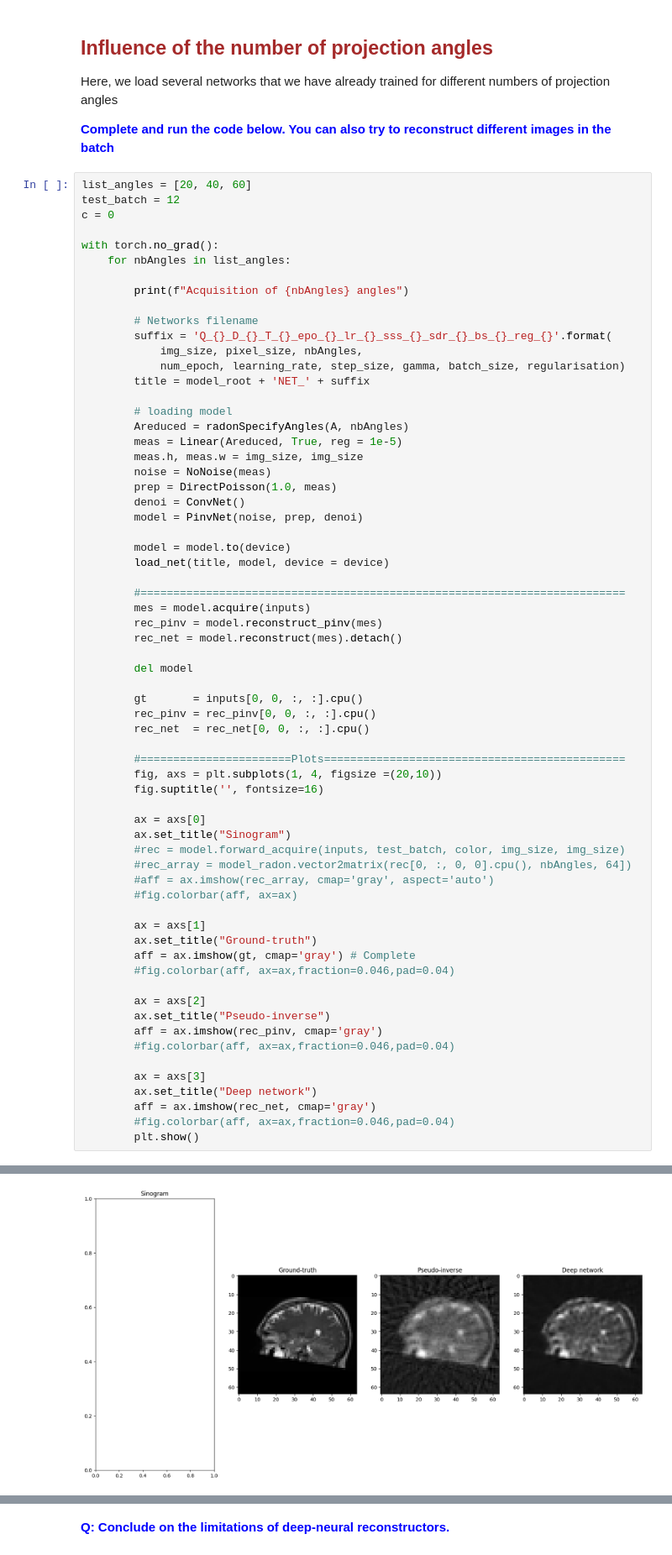
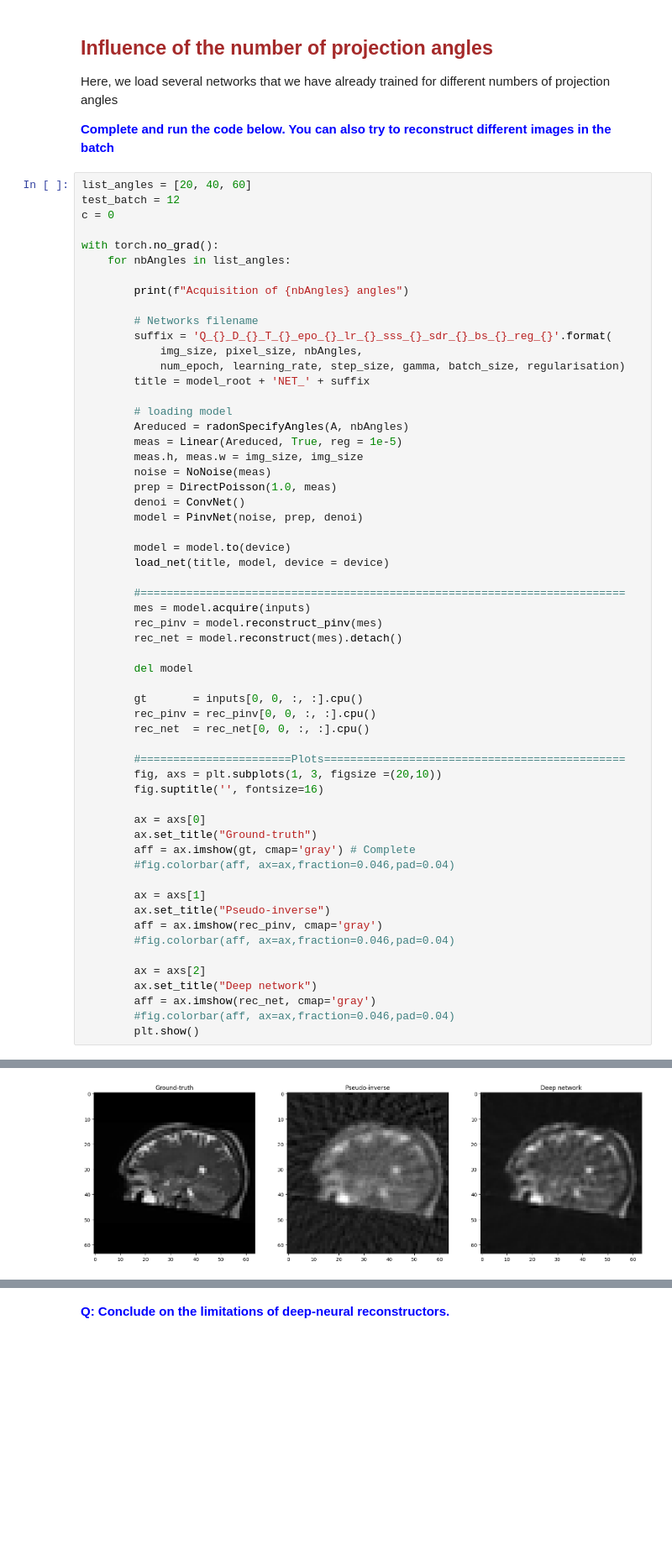
Before and after one commit to openspyrit/spyrit-examples, a Jupyter notebook: 2023_DLMIS/main_with_answers.ipynb, the cells around one changed output, grey strips where cells are left out. Shown at 84% size. Saved outputs shown, nothing was run; the diff lists cells and outputs as text; blank space fills up the shorter version.

```diff
--- a/2023_DLMIS/main_with_answers.ipynb
+++ b/2023_DLMIS/main_with_answers.ipynb
@@ -773,43 +802,36 @@ with torch.no_grad():
         #==========================================================================
         mes = model.acquire(inputs)
         rec_pinv = model.reconstruct_pinv(mes)
         rec_net = model.reconstruct(mes).detach()
 
         del model
 
         gt       = inputs[0, 0, :, :].cpu()
         rec_pinv = rec_pinv[0, 0, :, :].cpu()
         rec_net  = rec_net[0, 0, :, :].cpu()
 
         #=======================Plots==============================================
-        fig, axs = plt.subplots(1, 4, figsize =(20,10))
+        fig, axs = plt.subplots(1, 3, figsize =(20,10))
         fig.suptitle('', fontsize=16)
 
         ax = axs[0]
-        ax.set_title("Sinogram")
-        #rec = model.forward_acquire(inputs, test_batch, color, img_size, img_size)
-        #rec_array = model_radon.vector2matrix(rec[0, :, 0, 0].cpu(), nbAngles, 64])
-        #aff = ax.imshow(rec_array, cmap='gray', aspect='auto')
-        #fig.colorbar(aff, ax=ax)
-
-        ax = axs[1]
         ax.set_title("Ground-truth")
         aff = ax.imshow(gt, cmap='gray') # Complete
         #fig.colorbar(aff, ax=ax,fraction=0.046,pad=0.04)
 
-        ax = axs[2]
+        ax = axs[1]
         ax.set_title("Pseudo-inverse")
         aff = ax.imshow(rec_pinv, cmap='gray')
         #fig.colorbar(aff, ax=ax,fraction=0.046,pad=0.04)
 
-        ax = axs[3]
+        ax = axs[2]
         ax.set_title("Deep network")
         aff = ax.imshow(rec_net, cmap='gray')
         #fig.colorbar(aff, ax=ax,fraction=0.046,pad=0.04)
         plt.show()
 # %% [output]
 Acquisition of 20 angles
 Model Loaded: ./data/nets/NET_Q_64_D_64_T_20_epo_100_lr_0.001_sss_10_sdr_0.5_bs_512_reg_1e-07
-[figure, old version]
+[figure, new version]
 Acquisition of 40 angles
 Model Loaded: ./data/nets/NET_Q_64_D_64_T_40_epo_100_lr_0.001_sss_10_sdr_0.5_bs_512_reg_1e-07
```
Also changed, not shown: parts of 4 cells of this notebook, 6 other files.
